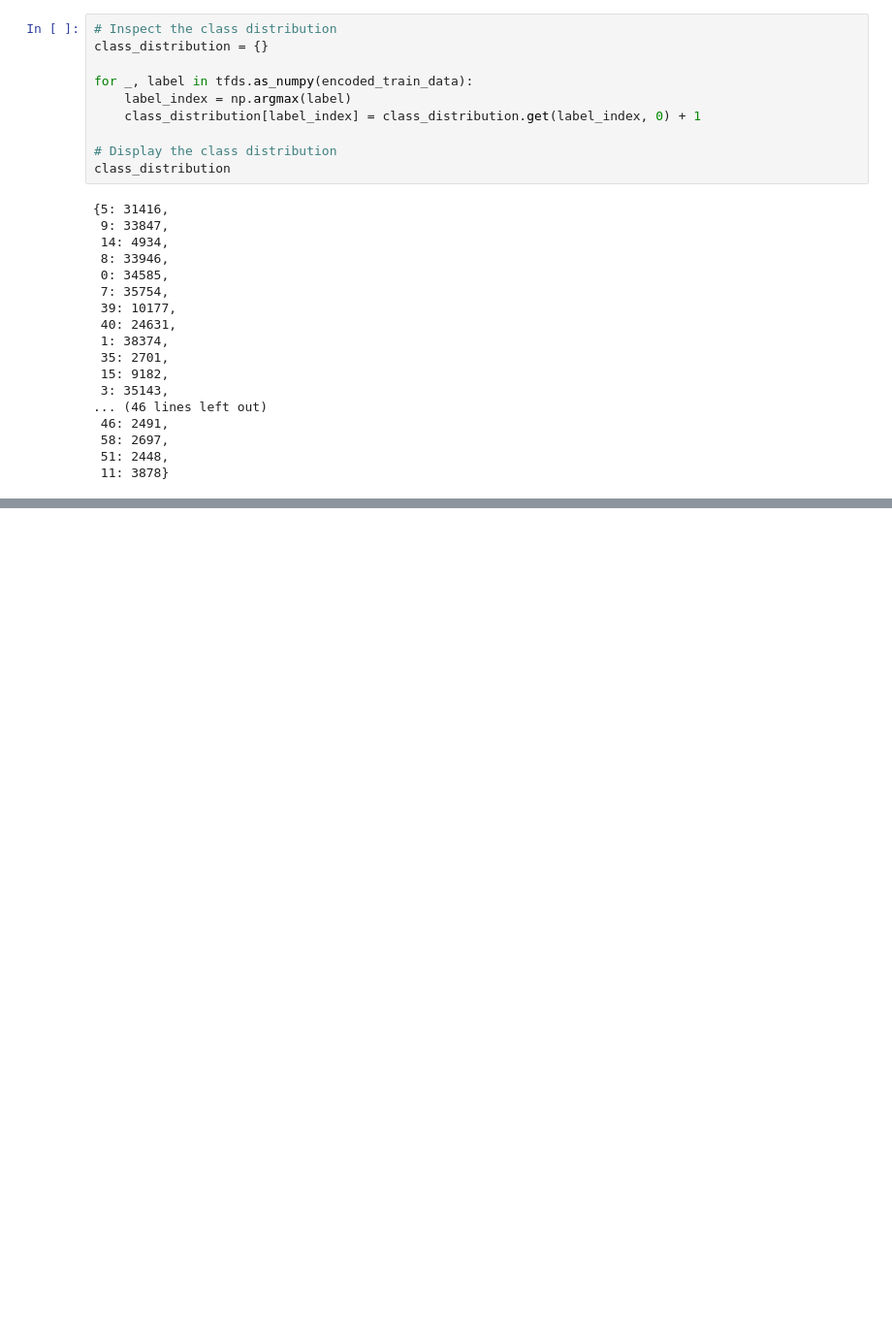
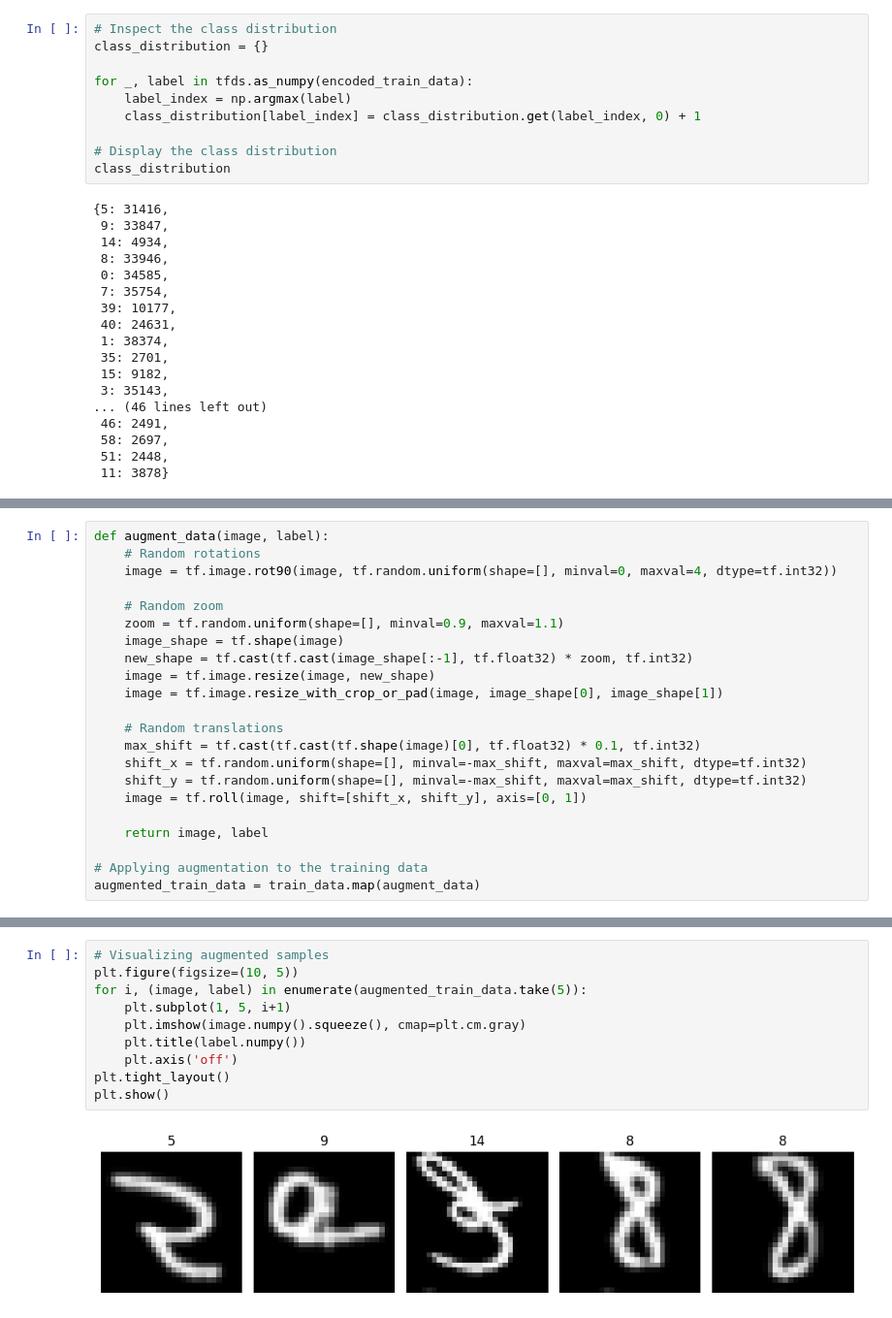
Before and after one commit to DilrajS/ClipText, a Jupyter notebook: Optical_Character_Recognition.ipynb, the cells around one changed output, grey strips where cells are left out. Shown: that part at 97% size. Cells and saved outputs as stored; diff of their text form; blank space fills up the shorter version.

```diff
--- a/Optical_Character_Recognition.ipynb
+++ b/Optical_Character_Recognition.ipynb
@@ -219,0 +234,22 @@ class_distribution
+# %%
+def augment_data(image, label):
+    # Random rotations
+    image = tf.image.rot90(image, tf.random.uniform(shape=[], minval=0, maxval=4, dtype=tf.int32))
+
+    # Random zoom
+    zoom = tf.random.uniform(shape=[], minval=0.9, maxval=1.1)
+    image_shape = tf.shape(image)
+    new_shape = tf.cast(tf.cast(image_shape[:-1], tf.float32) * zoom, tf.int32)
+    image = tf.image.resize(image, new_shape)
+    image = tf.image.resize_with_crop_or_pad(image, image_shape[0], image_shape[1])
+
+    # Random translations
+    max_shift = tf.cast(tf.cast(tf.shape(image)[0], tf.float32) * 0.1, tf.int32)
+    shift_x = tf.random.uniform(shape=[], minval=-max_shift, maxval=max_shift, dtype=tf.int32)
+    shift_y = tf.random.uniform(shape=[], minval=-max_shift, maxval=max_shift, dtype=tf.int32)
+    image = tf.roll(image, shift=[shift_x, shift_y], axis=[0, 1])
+
+    return image, label
+
+# Applying augmentation to the training data
+augmented_train_data = train_data.map(augment_data)
@@ -219,0 +264,12 @@ class_distribution
+# %%
+# Visualizing augmented samples
+plt.figure(figsize=(10, 5))
+for i, (image, label) in enumerate(augmented_train_data.take(5)):
+    plt.subplot(1, 5, i+1)
+    plt.imshow(image.numpy().squeeze(), cmap=plt.cm.gray)
+    plt.title(label.numpy())
+    plt.axis('off')
+plt.tight_layout()
+plt.show()
+# %% [output]
+[figure, added]
```
Also changed, not shown: parts of 20 cells of this notebook.
